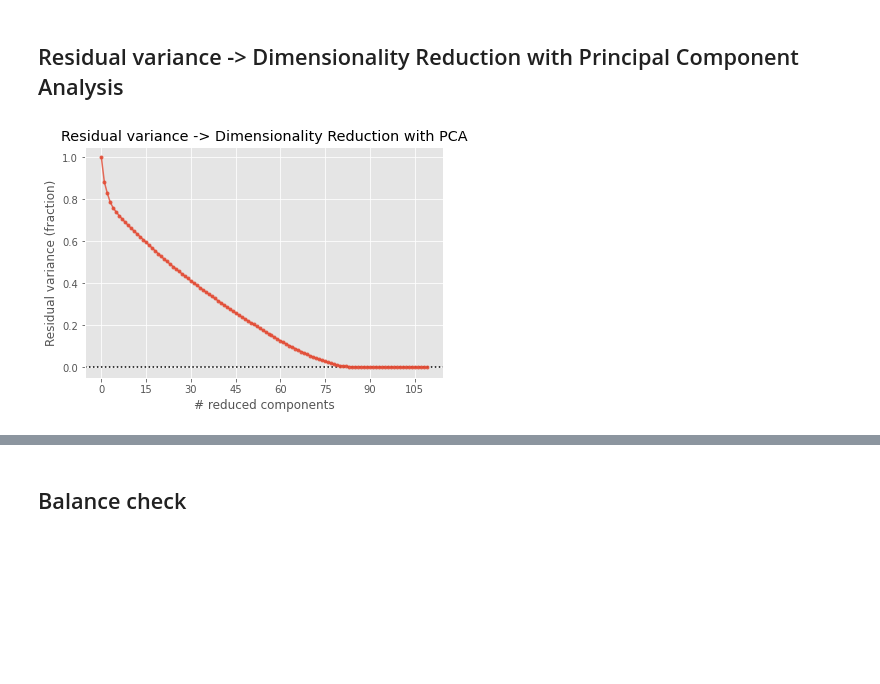
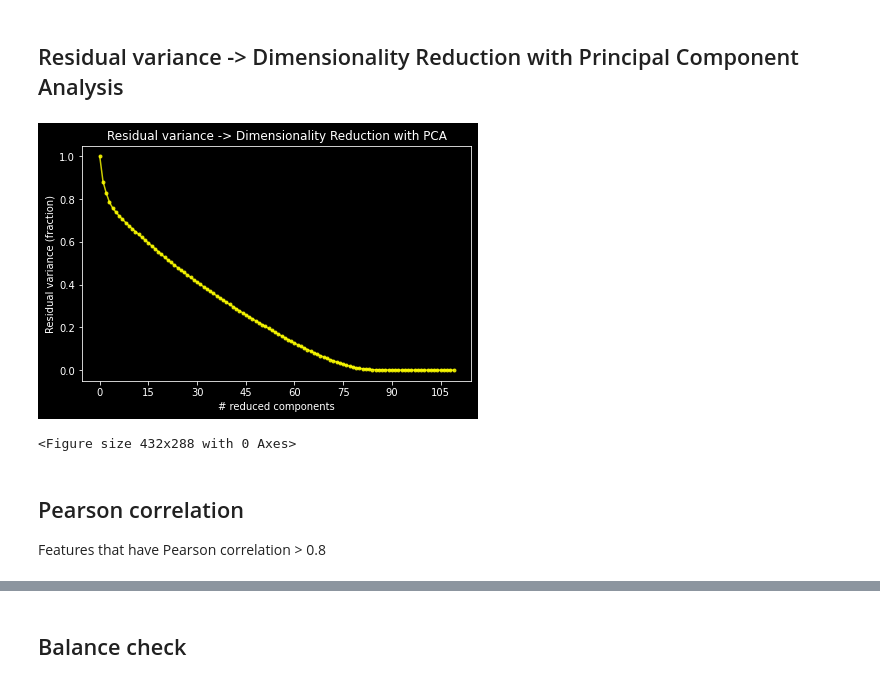
Before and after one commit to navid-finra/finra2, a Jupyter notebook: imp/finra.ipynb, the cells around one changed output, grey strips where cells are left out. Saved outputs shown, nothing was run; the diff lists cells and outputs as text; code cells hidden in the pictures; blank space fills up the shorter version.

```diff
--- a/imp/finra.ipynb
+++ b/imp/finra.ipynb
@@ -67,12 +79,18 @@ test_df = pd.concat([x_test, y_test], axis=1).reset_index(drop = True)
 # %% [markdown]
 ## Residual variance -> Dimensionality Reduction with Principal Component Analysis
 # %%
-plt.style.use('ggplot')
+plt.style.use('dark_background')
 pca = PCA()
 pca.fit_transform(x_train)
-pca_residual_variance(pca, marker='o', markersize=3, alpha=0.8)
+pca_residual_variance(pca, marker='o', markersize=3, color = "yellow", alpha=0.8)
 plt.xlabel("# reduced components")
 plt.title("Residual variance -> Dimensionality Reduction with PCA")
 plt.show()
+plt.clf()
 # %% [output]
-[figure, old version]
+[figure, new version]
+<Figure size 432x288 with 0 Axes>
+# %% [markdown]
+## Pearson correlation
+
+Features that have Pearson correlation > 0.8
```
Also changed, not shown: parts of 13 cells of this notebook.
